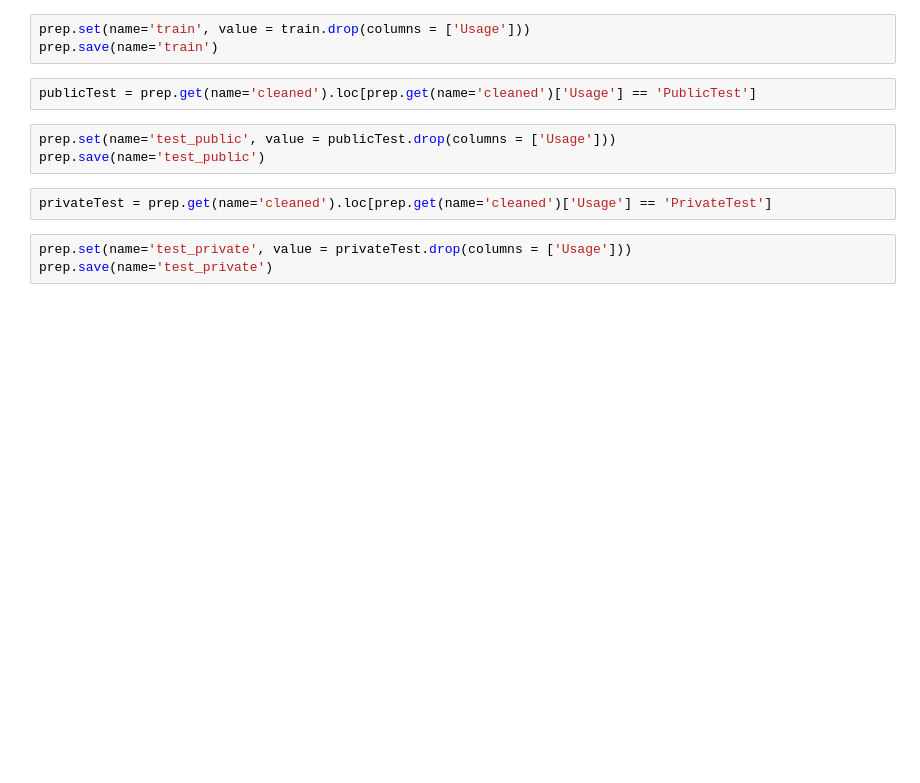
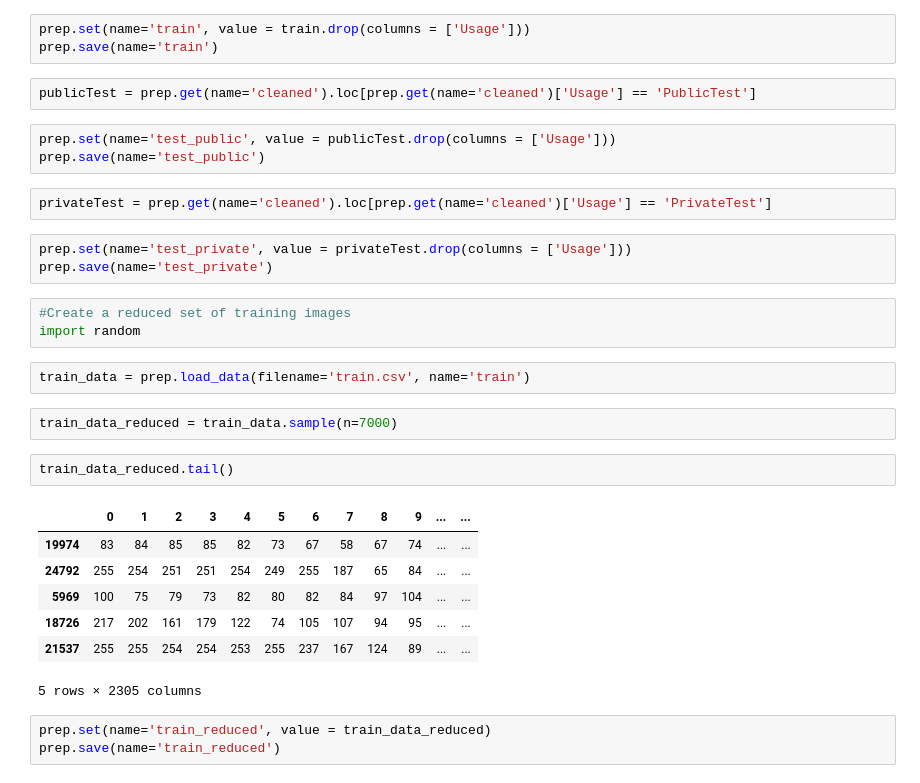
Before and after one commit to raroito87/facial_expression_recognition, a Jupyter notebook: Notebooks/FacialExpressionRecognition_firstCheck.ipynb, the cells around one changed output. Drawn from its saved outputs; the diff is of its cells as text; blank space fills up the shorter version.

```diff
--- a/Notebooks/FacialExpressionRecognition_firstCheck.ipynb
+++ b/Notebooks/FacialExpressionRecognition_firstCheck.ipynb
@@ -99,3 +92,23 @@ privateTest = prep.get(name='cleaned').loc[prep.get(name='cleaned')['Usage'] ==
 # %%
 prep.set(name='test_private', value = privateTest.drop(columns = ['Usage']))
 prep.save(name='test_private')
+# %%
+#Create a reduced set of training images
+import random
+# %%
+train_data = prep.load_data(filename='train.csv', name='train')
+# %%
+train_data_reduced = train_data.sample(n=7000)
+# %%
+train_data_reduced.tail()
+# %% [output]
+|  | 0 | 1 | 2 | 3 | 4 | 5 | 6 | 7 | 8 | 9 | ... | ... |
+| 19974 | 83 | 84 | 85 | 85 | 82 | 73 | 67 | 58 | 67 | 74 | ... | ... |
+| 24792 | 255 | 254 | 251 | 251 | 254 | 249 | 255 | 187 | 65 | 84 | ... | ... |
+| 5969 | 100 | 75 | 79 | 73 | 82 | 80 | 82 | 84 | 97 | 104 | ... | ... |
+| 18726 | 217 | 202 | 161 | 179 | 122 | 74 | 105 | 107 | 94 | 95 | ... | ... |
+| 21537 | 255 | 255 | 254 | 254 | 253 | 255 | 237 | 167 | 124 | 89 | ... | ... |
+5 rows × 2305 columns
+# %%
+prep.set(name='train_reduced', value = train_data_reduced)
+prep.save(name='train_reduced')
```
Also changed, not shown: parts of 7 cells of this notebook, 13 other files.
